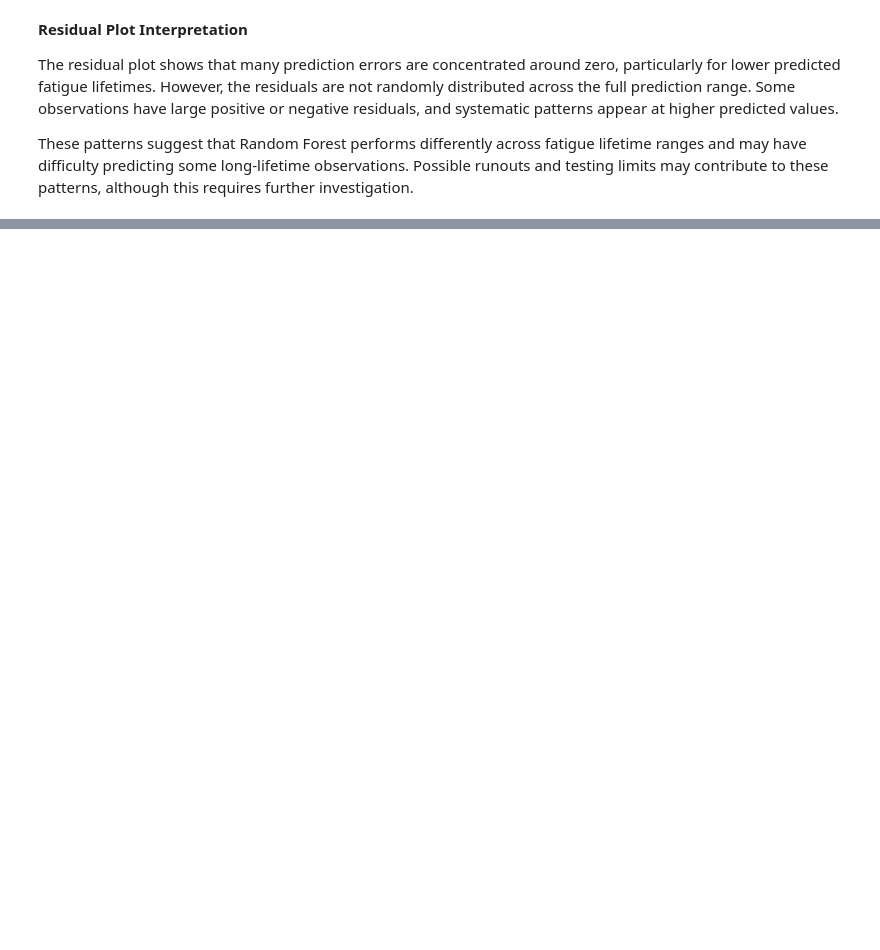
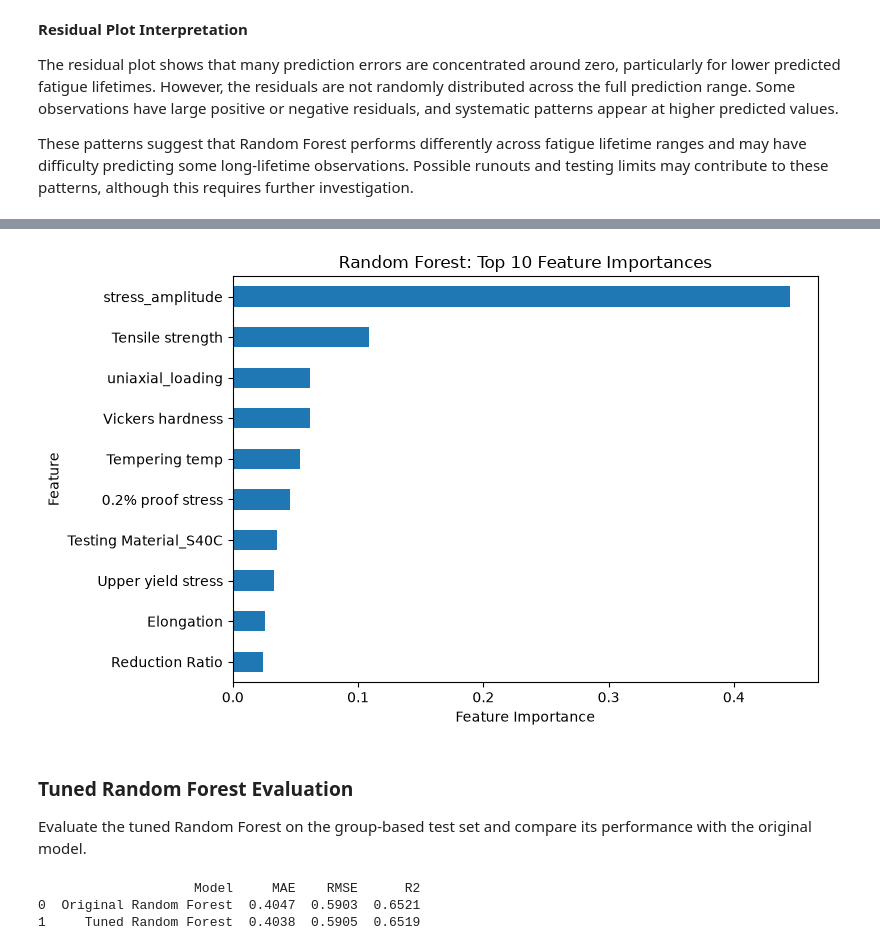
Before and after one commit to LeiliJL/DAT305-Project, a Jupyter notebook: notebooks/02_Regression.ipynb, the cells around one changed output, grey strips where cells are left out. Drawn from its saved outputs; the diff is of its cells as text; code cells hidden in the pictures; blank space fills up the shorter version.

```diff
--- a/notebooks/02_Regression.ipynb
+++ b/notebooks/02_Regression.ipynb
@@ -1090,0 +446,8 @@ results.round(3).to_csv("../figures/model_comparison_results.csv", index=False)
+# %%
+# Extract feature importance from the trained Random Forest.
+feature_importance = pd.Series(
+    rf_pipeline.named_steps["regressor"].feature_importances_,
+    index=x_train_model.columns
+).sort_values(ascending=False)
+
+print(feature_importance.round(4))
@@ -1090,0 +472,43 @@ results.round(3).to_csv("../figures/model_comparison_results.csv", index=False)
+# %%
+# Plot the ten most important features.
+top_features = feature_importance.head(10).sort_values()
+
+plt.figure(figsize=(8, 5))
+top_features.plot(kind="barh")
+
+plt.xlabel("Feature Importance")
+plt.ylabel("Feature")
+plt.title("Random Forest: Top 10 Feature Importances")
+plt.tight_layout()
+plt.show()
+# %% [output]
+[figure, added]
+# %% [markdown]
+### Tuned Random Forest Evaluation
+
+Evaluate the tuned Random Forest on the group-based test set and compare its performance with the original model.
+# %%
+# Get the best Random Forest pipeline from GridSearchCV.
+tuned_rf = grid_search.best_estimator_
+
+# Predict fatigue lifetime on the held-out test set.
+y_pred_tuned = tuned_rf.predict(x_test_model)
+
+# Calculate test metrics for the tuned model.
+mae_tuned = mean_absolute_error(y_test, y_pred_tuned)
+rmse_tuned = np.sqrt(mean_squared_error(y_test, y_pred_tuned))
+r2_tuned = r2_score(y_test, y_pred_tuned)
+
+# Compare the original and tuned models.
+comparison_rf = pd.DataFrame({
+    "Model": ["Original Random Forest", "Tuned Random Forest"],
+    "MAE": [mae_rf, mae_tuned],
+    "RMSE": [rmse_rf, rmse_tuned],
+    "R2": [r2_rf, r2_tuned]
+})
+
+print(comparison_rf.round(4))
+# %% [output]
+                    Model     MAE    RMSE      R2
+0  Original Random Forest  0.4047  0.5903  0.6521
+1     Tuned Random Forest  0.4038  0.5905  0.6519
```
Also changed, not shown: parts of 148 cells of this notebook, 11 other files.
